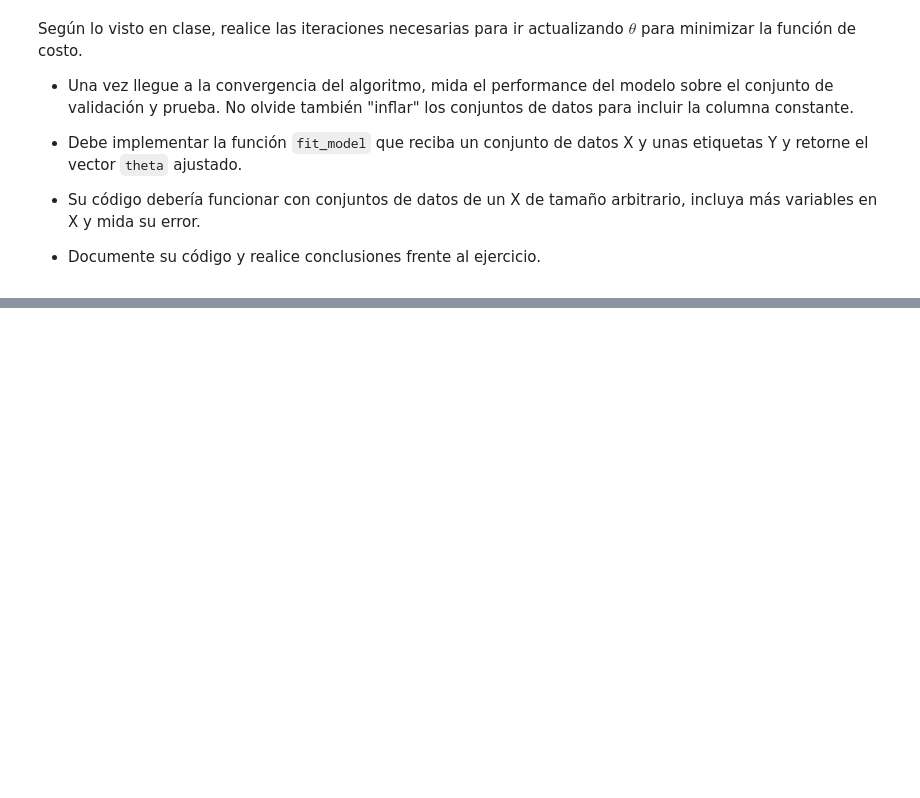
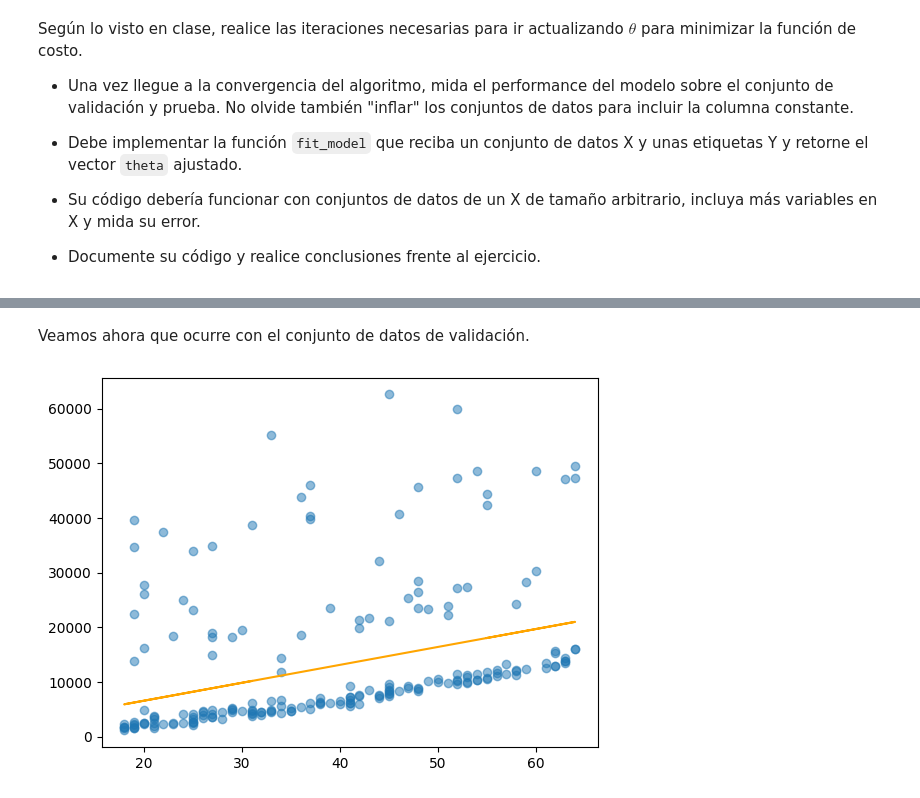
Before and after one commit to 26-jorge-01/RL1-ML, a Jupyter notebook: Aprendizaje_de_máquina_Regresión_lineal.ipynb, the cells around one changed output, grey strips where cells are left out. Saved outputs shown, nothing was run; the diff lists cells and outputs as text; code cells hidden in the pictures; blank space fills up the shorter version.

```diff
--- a/Aprendizaje_de_máquina_Regresión_lineal.ipynb
+++ b/Aprendizaje_de_máquina_Regresión_lineal.ipynb
@@ -541,0 +590,21 @@ fit_model(X,Y,1e-3,100)
+# %% [markdown]
+Veamos ahora que ocurre con el conjunto de datos de validación.
+# %%
+# Lleva Series a vector numpy
+Xv= val_df[['age']].values
+
+# Lleva Series a vector numpy
+Yv= val_df[['charges']].values
+
+X_v=np.hstack((np.ones((Xv.shape[0],1)),Xv))
+Y_vest=X_v.dot(theta_est)
+
+# Calcula la función de perdida con los datos de validación.
+loss_v = np.sum( np.power(Y_vest-Yv,2))
+
+# Dibujamos diagrama de dispersión entre variables.
+plt.scatter(Xv, Yv, alpha=0.5)
+plt.plot(Xv,Y_vest, 'orange')
+plt.show()
+# %% [output]
+[figure, added]
```
Also changed, not shown: parts of 14 cells of this notebook.
